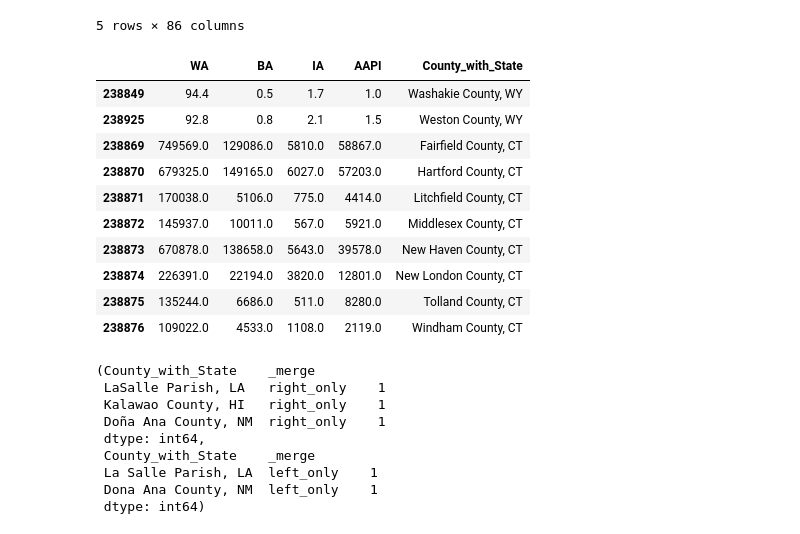
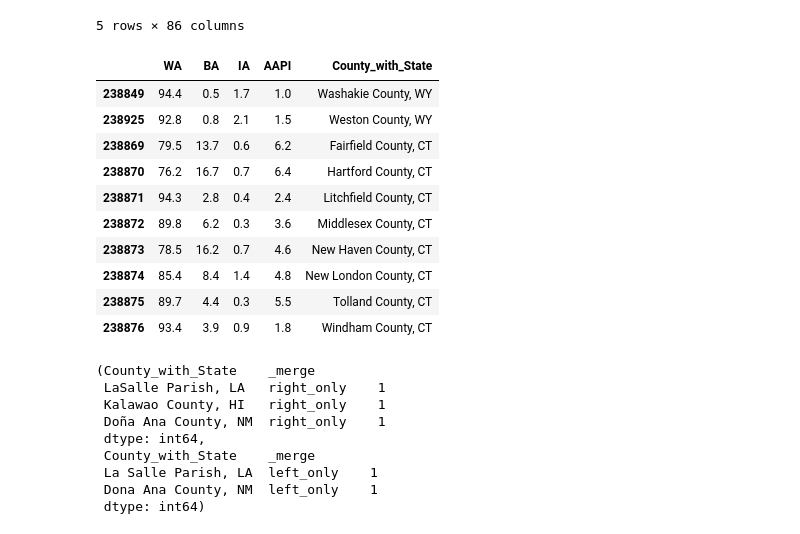
Before and after one commit to natehiatt/covid_vax_project, a Jupyter notebook: notebooks/data_cleaning_scratch.ipynb, the cells around one changed output. Cells and saved outputs as stored; diff of their text form; code cells hidden in the pictures.

Commit message:
fixed race categories issue in data_cleaning nb which was renamed from nate_scratch_copy. Saved new final cleaned data

```diff
--- a/notebooks/nate_scratch_copy.ipynb
+++ b/notebooks/data_cleaning_scratch.ipynb
@@ -898,29 +898,29 @@ census_race.head()
 # %%
 # link: https://portal.ct.gov/DPH/Health-Information-Systems--Reporting/Population/Annual-State-County-Population-with-Demographics-for-2000-2019
 # https://docs.google.com/spreadsheets/d/1ah9hCG5YFZtguc8Xabcix1ppcR4MWhNh2fq3cyWJ18I/edit?usp=sharing
 # dw about this lol
 census_race = census_race[["WA", "BA", "IA", "AAPI", "County_with_State"]]
-census_race.loc[238869] = [749569, 129086, 5810, 58867, "Fairfield County, CT"]
-census_race.loc[238870] = [679325, 149165, 6027, 57203, "Hartford County, CT"]
-census_race.loc[238871] = [170038, 5106, 775, 4414, "Litchfield County, CT"]
-census_race.loc[238872] = [145937, 10011, 567, 5921, "Middlesex County, CT"]
-census_race.loc[238873] = [670878, 138658, 5643, 39578, "New Haven County, CT"]
-census_race.loc[238874] = [226391, 22194, 3820, 12801, "New London County, CT"]
-census_race.loc[238875] = [135244, 6686, 511, 8280, "Tolland County, CT"]
-census_race.loc[238876] = [109022, 4533, 1108, 2119, "Windham County, CT"]
+census_race.loc[238869] = [79.5, 13.7, 0.6, 6.2, "Fairfield County, CT"]
+census_race.loc[238870] = [76.2, 16.7, 0.7, 6.4, "Hartford County, CT"]
+census_race.loc[238871] = [94.3, 2.8, 0.4, 2.4, "Litchfield County, CT"]
+census_race.loc[238872] = [89.8, 6.2, 0.3, 3.6, "Middlesex County, CT"]
+census_race.loc[238873] = [78.5, 16.2, 0.7, 4.6, "New Haven County, CT"]
+census_race.loc[238874] = [85.4, 8.4, 1.4, 4.8, "New London County, CT"]
+census_race.loc[238875] = [89.7, 4.4, 0.3, 5.5, "Tolland County, CT"]
+census_race.loc[238876] = [93.4, 3.9, 0.9, 1.8, "Windham County, CT"]
 census_race.tail(10)
 # %% [output]
 |  | WA | BA | IA | AAPI | County_with_State |
 | 238849 | 94.4 | 0.5 | 1.7 | 1.0 | Washakie County, WY |
 | 238925 | 92.8 | 0.8 | 2.1 | 1.5 | Weston County, WY |
-| 238869 | 749569.0 | 129086.0 | 5810.0 | 58867.0 | Fairfield County, CT |
-| 238870 | 679325.0 | 149165.0 | 6027.0 | 57203.0 | Hartford County, CT |
-| 238871 | 170038.0 | 5106.0 | 775.0 | 4414.0 | Litchfield County, CT |
-| 238872 | 145937.0 | 10011.0 | 567.0 | 5921.0 | Middlesex County, CT |
-| 238873 | 670878.0 | 138658.0 | 5643.0 | 39578.0 | New Haven County, CT |
-| 238874 | 226391.0 | 22194.0 | 3820.0 | 12801.0 | New London County, CT |
-| 238875 | 135244.0 | 6686.0 | 511.0 | 8280.0 | Tolland County, CT |
-| 238876 | 109022.0 | 4533.0 | 1108.0 | 2119.0 | Windham County, CT |
+| 238869 | 79.5 | 13.7 | 0.6 | 6.2 | Fairfield County, CT |
+| 238870 | 76.2 | 16.7 | 0.7 | 6.4 | Hartford County, CT |
+| 238871 | 94.3 | 2.8 | 0.4 | 2.4 | Litchfield County, CT |
+| 238872 | 89.8 | 6.2 | 0.3 | 3.6 | Middlesex County, CT |
+| 238873 | 78.5 | 16.2 | 0.7 | 4.6 | New Haven County, CT |
+| 238874 | 85.4 | 8.4 | 1.4 | 4.8 | New London County, CT |
+| 238875 | 89.7 | 4.4 | 0.3 | 5.5 | Tolland County, CT |
+| 238876 | 93.4 | 3.9 | 0.9 | 1.8 | Windham County, CT |
 # %%
 check_overlap(df, census_race, "County_with_State")
 # %% [output]
```
Also changed, not shown: parts of 17 cells of this notebook, 2 other files.
